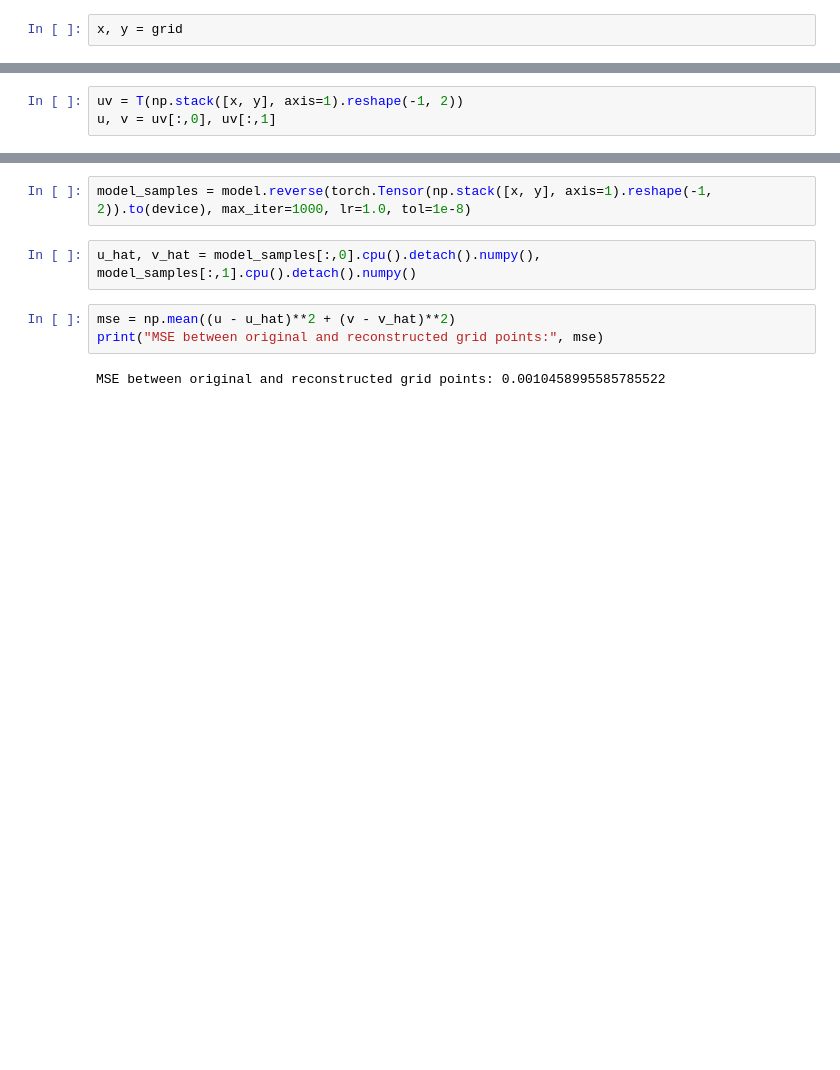
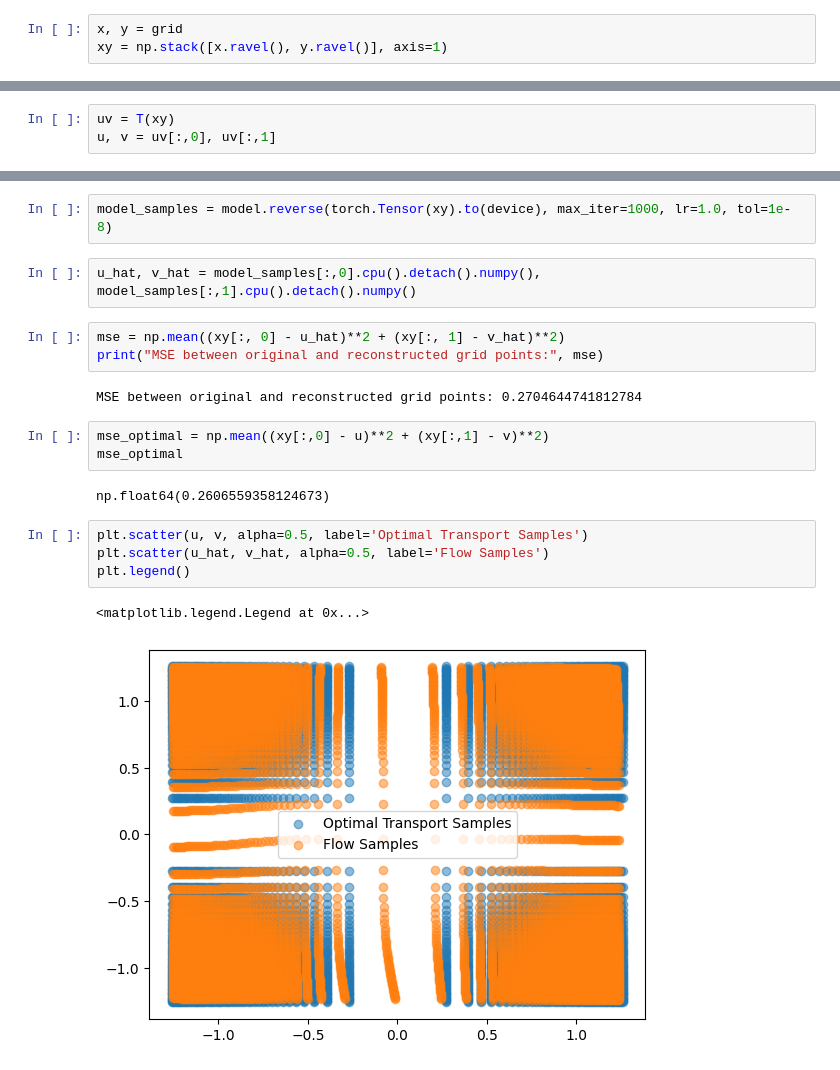
Before and after one commit to echen347/polymath25-ML, a Jupyter notebook: Normalizing Flows/2025_10_04/ICNN_NF.ipynb, the cells around one changed output, grey strips where cells are left out. Saved outputs shown, nothing was run; the diff lists cells and outputs as text; blank space fills up the shorter version.

```diff
--- a/Normalizing Flows/2025_10_04/ICNN_NF.ipynb
+++ b/Normalizing Flows/2025_10_04/ICNN_NF.ipynb
@@ -296,4 +670,5 @@ g = np.linspace(-2, 2, 100)
 grid = np.meshgrid(g, g)
 # %%
 x, y = grid
+xy = np.stack([x.ravel(), y.ravel()], axis=1)
 # %%
@@ -303,3 +678,3 @@ x.shape, y.shape
 # %%
-uv = T(np.stack([x, y], axis=1).reshape(-1, 2))
+uv = T(xy)
 u, v = uv[:,0], uv[:,1]
@@ -306,9 +685,21 @@ u, v = uv[:,0], uv[:,1]
 # %%
-model_samples = model.reverse(torch.Tensor(np.stack([x, y], axis=1).reshape(-1, 2)).to(device), max_iter=1000, lr=1.0, tol=1e-8)
+model_samples = model.reverse(torch.Tensor(xy).to(device), max_iter=1000, lr=1.0, tol=1e-8)
 # %%
 u_hat, v_hat = model_samples[:,0].cpu().detach().numpy(), model_samples[:,1].cpu().detach().numpy()
 # %%
-mse = np.mean((u - u_hat)**2 + (v - v_hat)**2)
+mse = np.mean((xy[:, 0] - u_hat)**2 + (xy[:, 1] - v_hat)**2)
 print("MSE between original and reconstructed grid points:", mse)
 # %% [output]
-MSE between original and reconstructed grid points: 0.0010458995585785522
+MSE between original and reconstructed grid points: 0.2704644741812784
+# %%
+mse_optimal = np.mean((xy[:,0] - u)**2 + (xy[:,1] - v)**2)
+mse_optimal
+# %% [output]
+np.float64(0.2606559358124673)
+# %%
+plt.scatter(u, v, alpha=0.5, label='Optimal Transport Samples')
+plt.scatter(u_hat, v_hat, alpha=0.5, label='Flow Samples')
+plt.legend()
+# %% [output]
+<matplotlib.legend.Legend at 0x...>
+[figure, added]
```
Also changed, not shown: parts of 13 cells of this notebook, 1 other file.
